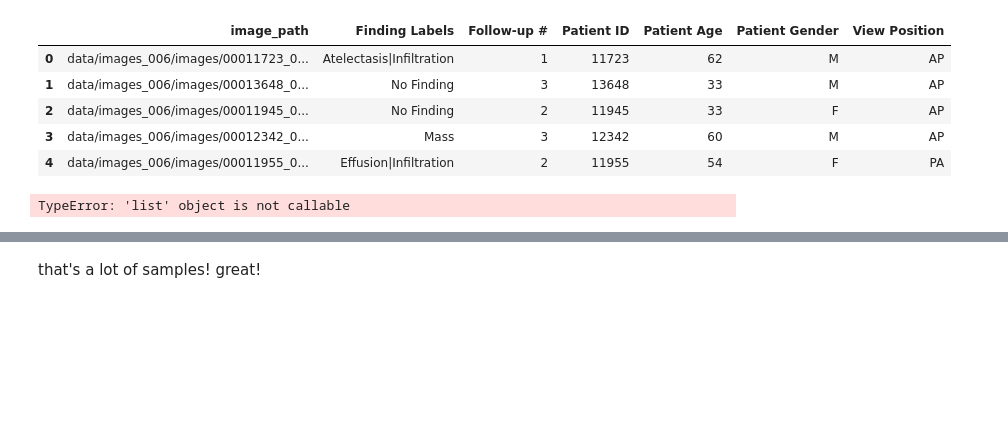
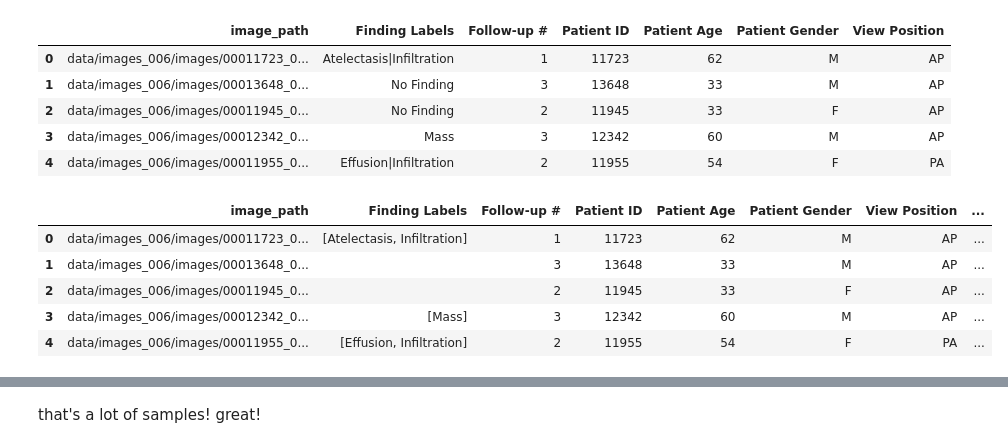
Before and after one commit to bprzybysz/chest-xray-classification, a Jupyter notebook: chest-xray-classification.ipynb, the cells around one changed output, grey strips where cells are left out. Saved outputs shown, nothing was run; the diff lists cells and outputs as text; code cells hidden in the pictures; blank space fills up the shorter version.

```diff
--- a/chest-xray-classification.ipynb
+++ b/chest-xray-classification.ipynb
@@ -117,11 +101,9 @@ data['Finding Labels'] = data['Finding Labels'].map(lambda x: x.split('|') if le
-# %%
-# create one list from disease vectors from 'Finding Labels' column
-find_labels = data['Finding Labels'].map(lambda x: x).tolist()
-
-# convert non-empty values of find_labels to one list
-find_labels = chain(*find_labels)
-
-# convert chain find_labels to list
-find_labels = list(find_labels)
-# %% [output]
-TypeError: 'list' object is not callable
+# %%
+data.head()
+# %% [output]
+|  | image_path | Finding Labels | Follow-up # | Patient ID | Patient Age | Patient Gender | View Position | ... |
+| 0 | data/images_006/images/00011723_0... | [Atelectasis, Infiltration] | 1 | 11723 | 62 | M | AP | ... |
+| 1 | data/images_006/images/00013648_0... |  | 3 | 13648 | 33 | M | AP | ... |
+| 2 | data/images_006/images/00011945_0... |  | 2 | 11945 | 33 | F | AP | ... |
+| 3 | data/images_006/images/00012342_0... | [Mass] | 3 | 12342 | 60 | M | AP | ... |
+| 4 | data/images_006/images/00011955_0... | [Effusion, Infiltration] | 2 | 11955 | 54 | F | PA | ... |
```
Also changed, not shown: parts of 23 cells of this notebook.
